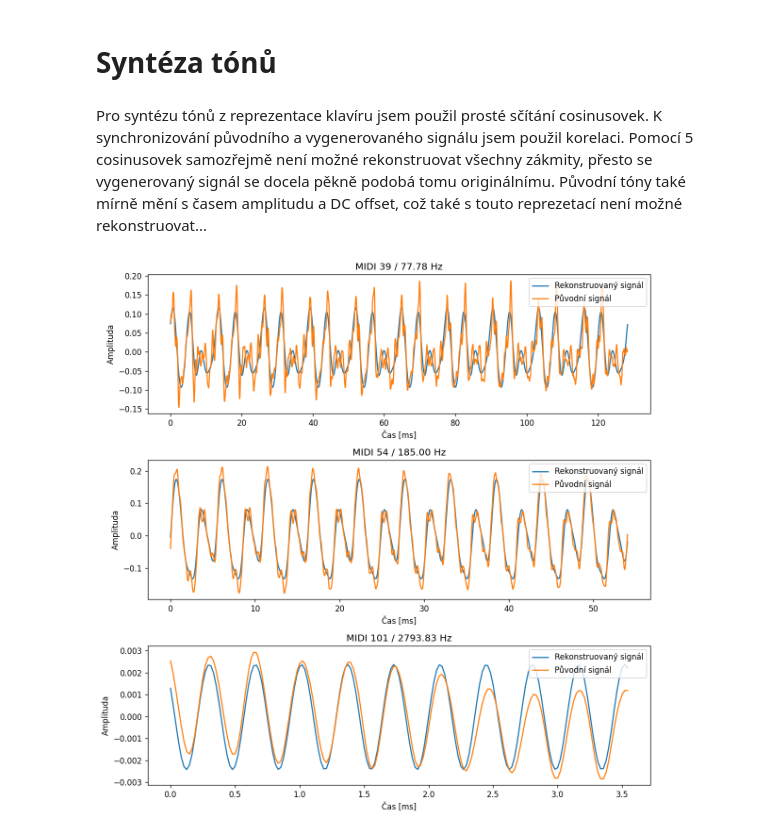
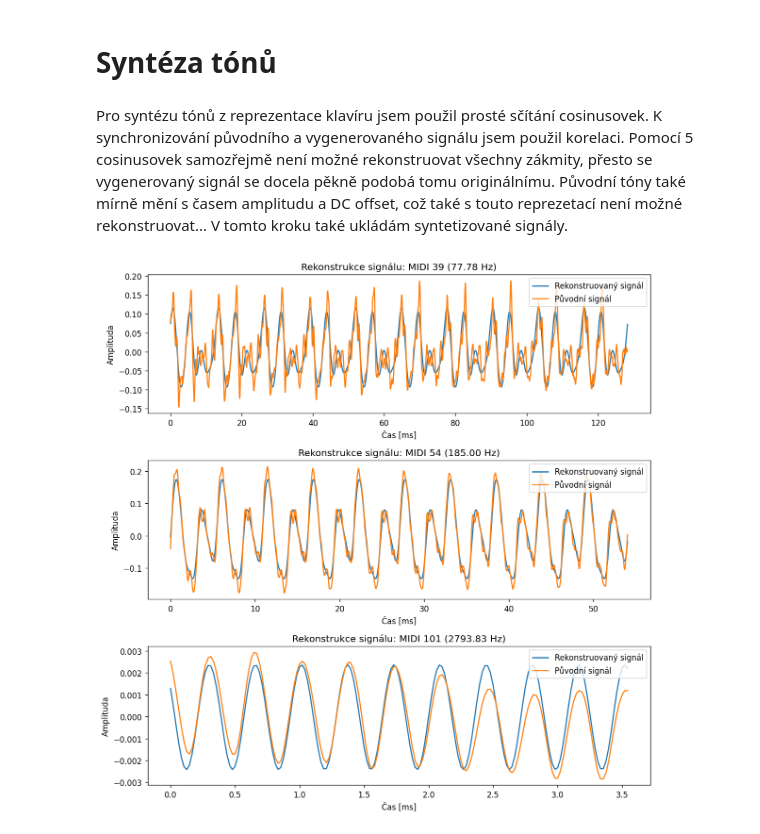
Before and after one commit to JosefKuchar/iss-project, a Jupyter notebook: src/reseni.ipynb, the cells around one changed output. Drawn from its saved outputs; the diff is of its cells as text; code cells hidden in the pictures.

```diff
--- a/src/reseni.ipynb
+++ b/src/reseni.ipynb
@@ -237,7 +237,7 @@ for i, (tone, freq) in enumerate(xkucha28t):
     dft = dft[:eleven_f0]
     plt.subplot(3, 1, i+1)
     plt.plot(np.log(np.abs(dft)))
-    plt.title(f"MIDI {tone} / {freq:.2f} Hz")
+    plt.title(f"Spektrum: MIDI {tone} ({freq:.2f} Hz)")
     plt.xlabel("Frekvence [Hz]")
     plt.ylabel("$\log PSD$")
     for k in range(0, 5):
@@ -248,36 +248,36 @@ plt.tight_layout()
 # %% [markdown]
 # Syntéza tónů
 # %% [markdown]
-Pro syntézu tónů z reprezentace klavíru jsem použil prosté sčítání cosinusovek. K synchronizování původního a vygenerovaného signálu jsem použil korelaci. Pomocí 5 cosinusovek samozřejmě není možné rekonstruovat všechny zákmity, přesto se vygenerovaný signál se docela pěkně podobá tomu originálnímu. Původní tóny také mírně mění s časem amplitudu a DC offset, což také s touto reprezetací není možné rekonstruovat...
+Pro syntézu tónů z reprezentace klavíru jsem použil prosté sčítání cosinusovek. K synchronizování původního a vygenerovaného signálu jsem použil korelaci. Pomocí 5 cosinusovek samozřejmě není možné rekonstruovat všechny zákmity, přesto se vygenerovaný signál se docela pěkně podobá tomu originálnímu. Původní tóny také mírně mění s časem amplitudu a DC offset, což také s touto reprezetací není možné rekonstruovat... V tomto kroku také ukládám syntetizované signály.
 # %%
 names = ['a', 'b', 'c']
 n = np.arange(0, Fs)
 plt.figure(figsize=(10, 10), dpi=120)
 for i, (tone, freq) in enumerate(xkucha28t):
     # Generate the signal
     res = np.zeros(Fs)
     repre = midi['representation'][tone]
     est = estimates[tone]
     for k in range(0, 5):
         amp = 5 * (repre[k][0] / (Fs))
         cos = np.cos(2 * np.pi * (k+1) * est / Fs * n + repre[k][1])
         res = np.add(res, amp * cos)
     ten_periods = int(Fs / est * 10)
     plot_y = 1000 * np.arange(0, ten_periods) / Fs
     # Calculate offset using correlation
     corr = sig.correlate(xall[tone][:ten_periods], res[:ten_periods])
     corr = corr[len(corr)//2:]
     offset = np.argmax(corr)
     # Plot first 10 periods of original and reconstructed signal
     plt.subplot(3, 1, i+1)
     plt.plot(plot_y, res[:ten_periods])
     plt.plot(plot_y, xall[tone][offset:ten_periods+offset])
-    plt.title(f"MIDI {tone} / {freq:.2f} Hz")
+    plt.title(f"Rekonstrukce signálu: MIDI {tone} ({freq:.2f} Hz)")
     plt.ylabel("Amplituda")
     plt.xlabel("Čas [ms]")
     plt.legend(['Rekonstruovaný signál', 'Původní signál'])
     # Save the signal
     sf.write(f'../audio/{names[i]}.wav', res, Fs)
 plt.tight_layout()
 # %% [output]
-[figure, old version]
+[figure, new version]
```
Also changed, not shown: parts of 8 cells of this notebook, 3 other files.
